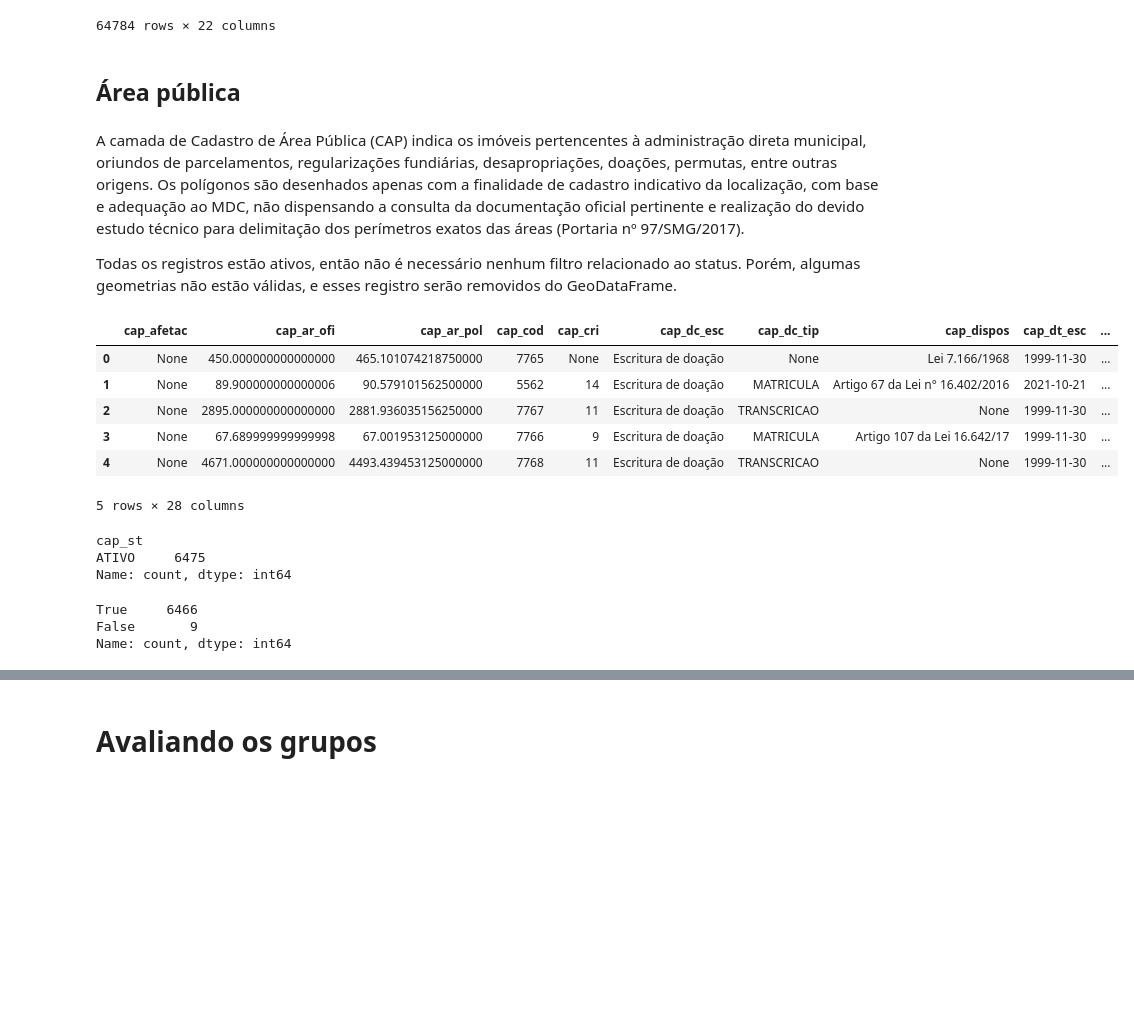
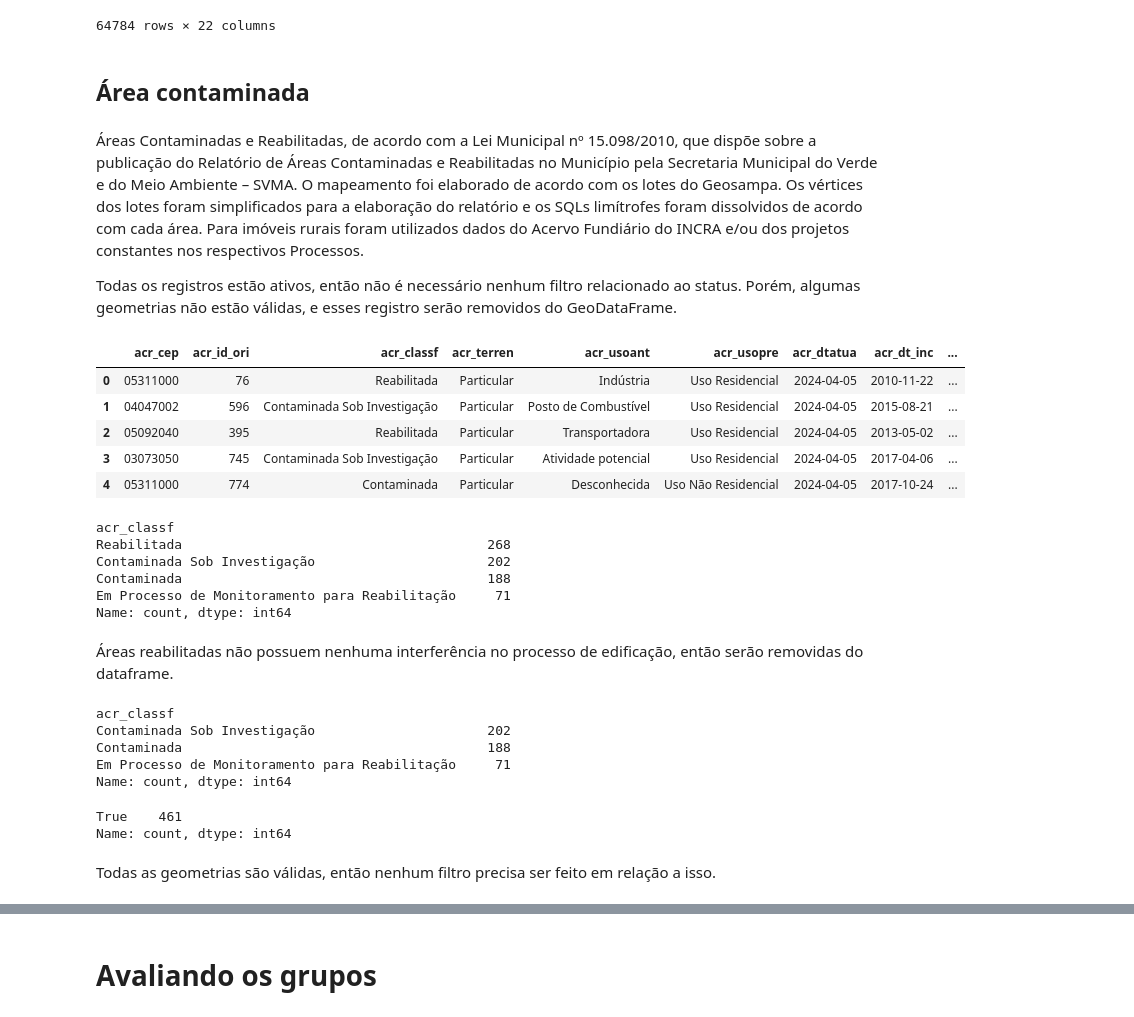
Before and after one commit to sepep-pmsp/compatibilizacao-setores-censitarios, a Jupyter notebook: 13 Avaliação do Plano Diretor.ipynb, the cells around one changed output, grey strips where cells are left out. Cells and saved outputs as stored; diff of their text form; code cells hidden in the pictures; blank space fills up the shorter version.

```diff
--- a/13 Avaliação do Plano Diretor.ipynb
+++ b/13 Avaliação do Plano Diretor.ipynb
@@ -304,34 +345,46 @@ quadras
 | 64783 | POLYGON ((354924.398 7388936.251,... | 64784 | 96121 | Quadra | 1:6.000 | ... |
 64784 rows × 22 columns
 # %% [markdown]
-## Área pública
+## Área contaminada
 # %% [markdown]
-A camada de Cadastro de Área Pública (CAP) indica os imóveis pertencentes à administração direta municipal, oriundos de parcelamentos, regularizações fundiárias, desapropriações, doações, permutas, entre outras origens. Os polígonos são desenhados apenas com a finalidade de cadastro indicativo da localização, com base e adequação ao MDC, não dispensando  a consulta da documentação oficial pertinente e realização do devido estudo técnico para delimitação dos perímetros exatos das áreas (Portaria nº 97/SMG/2017).
+Áreas Contaminadas e Reabilitadas, de acordo com a Lei Municipal nº 15.098/2010, que dispõe sobre a publicação do Relatório de Áreas Contaminadas e Reabilitadas no Município pela Secretaria Municipal do Verde e do Meio Ambiente – SVMA. O mapeamento foi elaborado de acordo com os lotes do Geosampa. Os vértices dos lotes foram simplificados para a elaboração do relatório e os SQLs limítrofes foram dissolvidos de acordo com cada área. Para imóveis rurais foram utilizados dados do Acervo Fundiário do INCRA e/ou dos projetos constantes nos respectivos Processos.
 
 Todas os registros estão ativos, então não é necessário nenhum filtro relacionado ao status. Porém, algumas geometrias não estão válidas, e esses registro serão removidos do GeoDataFrame.
 # %%
-area_pub = gpd.read_file(
-    f'{shapefiles.get('area_pub').get('local_filepath')}!SIRGAS_SHP_cadastroareapublica/SIRGAS_SHP_cadastroareapublica.shp'
+contamin = gpd.read_file(
+    f'{shapefiles.get('contamin').get('local_filepath')}!{shapefiles.get('contamin').get('shapefile_path')}'
 )
-area_pub = area_pub.set_crs('EPSG:31983')
-area_pub.head()
+contamin = contamin.set_crs('EPSG:31983')
+contamin.head()
 # %% [output]
-|  | cap_afetac | cap_ar_ofi | cap_ar_pol | cap_cod | cap_cri | cap_dc_esc | cap_dc_tip | cap_dispos | cap_dt_esc | ... |
-| 0 | None | 450.000000000000000 | 465.101074218750000 | 7765 | None | Escritura de doação | None | Lei 7.166/1968 | 1999-11-30 | ... |
-| 1 | None | 89.900000000000006 | 90.579101562500000 | 5562 | 14 | Escritura de doação | MATRICULA | Artigo 67 da Lei n° 16.402/2016 | 2021-10-21 | ... |
-| 2 | None | 2895.000000000000000 | 2881.936035156250000 | 7767 | 11 | Escritura de doação | TRANSCRICAO | None | 1999-11-30 | ... |
-| 3 | None | 67.689999999999998 | 67.001953125000000 | 7766 | 9 | Escritura de doação | MATRICULA | Artigo 107 da Lei 16.642/17 | 1999-11-30 | ... |
-| 4 | None | 4671.000000000000000 | 4493.439453125000000 | 7768 | 11 | Escritura de doação | TRANSCRICAO | None | 1999-11-30 | ... |
+|  | acr_cep | acr_id_ori | acr_classf | acr_terren | acr_usoant | acr_usopre | acr_dtatua | acr_dt_inc | ... |
+| 0 | 05311000 | 76 | Reabilitada | Particular | Indústria | Uso Residencial | 2024-04-05 | 2010-11-22 | ... |
+| 1 | 04047002 | 596 | Contaminada Sob Investigação | Particular | Posto de Combustível | Uso Residencial | 2024-04-05 | 2015-08-21 | ... |
+| 2 | 05092040 | 395 | Reabilitada | Particular | Transportadora | Uso Residencial | 2024-04-05 | 2013-05-02 | ... |
+| 3 | 03073050 | 745 | Contaminada Sob Investigação | Particular | Atividade potencial | Uso Residencial | 2024-04-05 | 2017-04-06 | ... |
+| 4 | 05311000 | 774 | Contaminada | Particular | Desconhecida | Uso Não Residencial | 2024-04-05 | 2017-10-24 | ... |
-5 rows × 28 columns
 # %%
-area_pub[['cap_st']].value_counts()
+contamin[['acr_classf']].value_counts()
 # %% [output]
-cap_st
-ATIVO     6475
+acr_classf
+Reabilitada                                       268
+Contaminada Sob Investigação                      202
+Contaminada                                       188
+Em Processo de Monitoramento para Reabilitação     71
 Name: count, dtype: int64
+# %% [markdown]
+Áreas reabilitadas não possuem nenhuma interferência no processo de edificação, então serão removidas do dataframe.
+# %%
+contamin = contamin[contamin['acr_classf']!='Reabilitada']
+contamin[['acr_classf']].value_counts()
+# %% [output]
+acr_classf
+Contaminada Sob Investigação                      202
+Contaminada                                       188
+Em Processo de Monitoramento para Reabilitação     71
+Name: count, dtype: int64
 # %%
-area_pub['geometry'].is_valid.value_counts()
+contamin['geometry'].is_valid.value_counts()
 # %% [output]
-True     6466
-False       9
+True    461
 Name: count, dtype: int64
@@ -342,2 +391,4 @@ area_pub = (
+# %% [markdown]
+Todas as geometrias são válidas, então nenhum filtro precisa ser feito em relação a isso.
 # %%
 %%time
```
Also changed, not shown: parts of 59 cells of this notebook.
